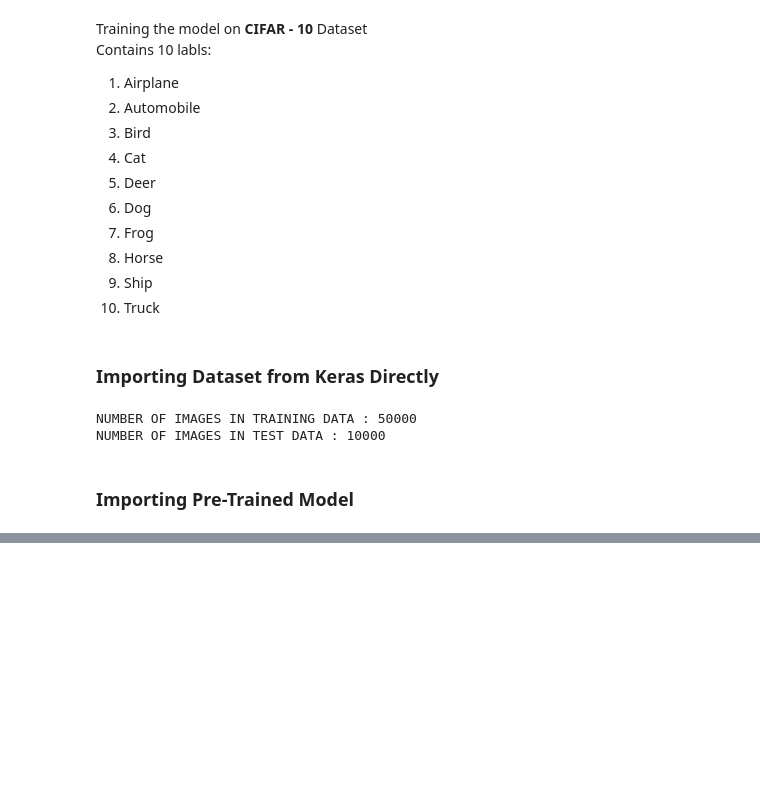
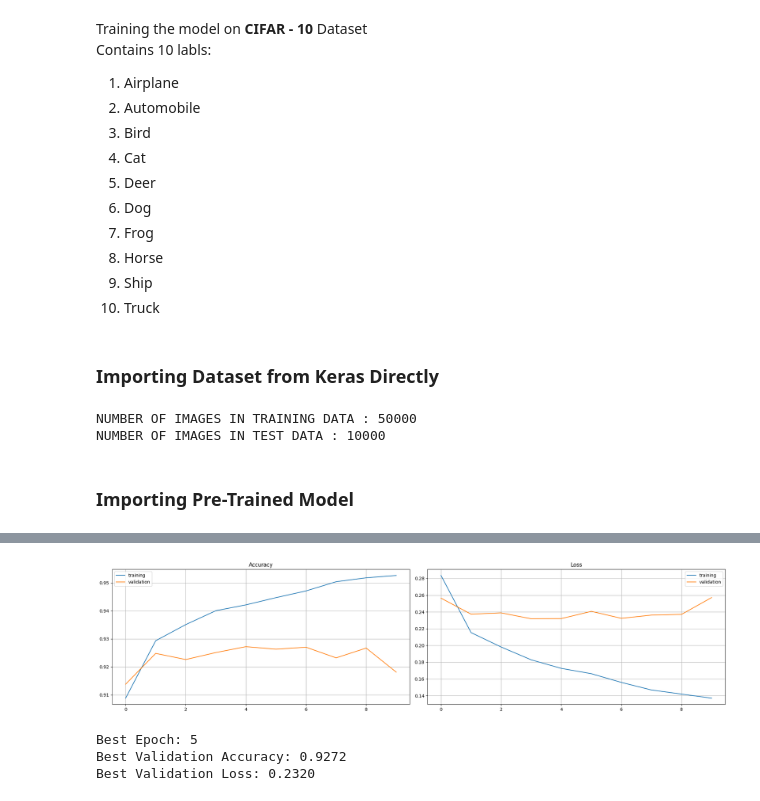
Before and after one commit to pradhans369/Deep_Learning, a Jupyter notebook: 7_9_4_Training_new_model_on_preTrained_model.ipynb, the cells around one changed output, grey strips where cells are left out. Saved outputs shown, nothing was run; the diff lists cells and outputs as text; code cells hidden in the pictures; blank space fills up the shorter version.

```diff
--- a/7_9_4_Training_new_model_on_preTrained_model.ipynb
+++ b/7_9_4_Training_new_model_on_preTrained_model.ipynb
@@ -82,0 +98,35 @@ model.get_layer("predictions").get_config()
+# %%
+plt.figure(figsize=(20,5))
+
+plt.subplot(1,2,1)
+plt.plot(history.history['accuracy'], label='training')
+plt.plot(history.history['val_accuracy'], label='validation')
+plt.title('Accuracy')
+plt.legend()
+plt.grid()
+
+plt.subplot(1,2,2)
+plt.plot(history.history['loss'], label='training')
+plt.plot(history.history['val_loss'], label='validation')
+plt.title('Loss')
+plt.legend()
+
+plt.grid()
+plt.tight_layout()
+plt.show()
+# %% [output]
+[figure, added]
+# %%
+# since we are not using optuna we have to find the best accuracy like this
+
+
+val_accs = history.history["val_accuracy"]
+best_epoch = int(np.argmax(val_accs))
+
+print(f"Best Epoch: {best_epoch + 1}")
+print(f"Best Validation Accuracy: {val_accs[best_epoch]:.4f}")
+print(f"Best Validation Loss: {history.history['val_loss'][best_epoch]:.4f}")
+# %% [output]
+Best Epoch: 5
+Best Validation Accuracy: 0.9272
+Best Validation Loss: 0.2320
```
Also changed, not shown: parts of 13 cells of this notebook, 6 other files.
